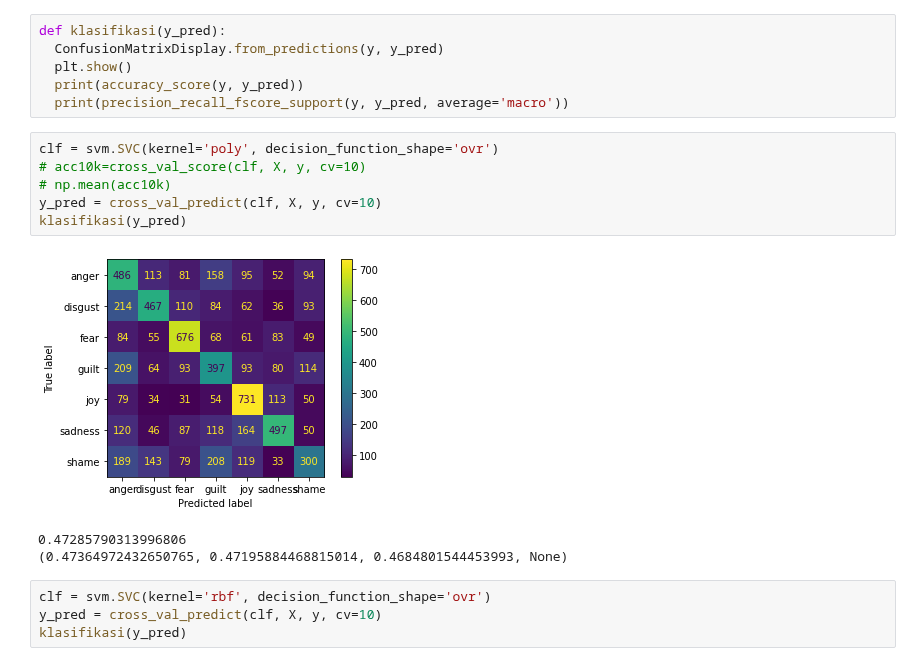
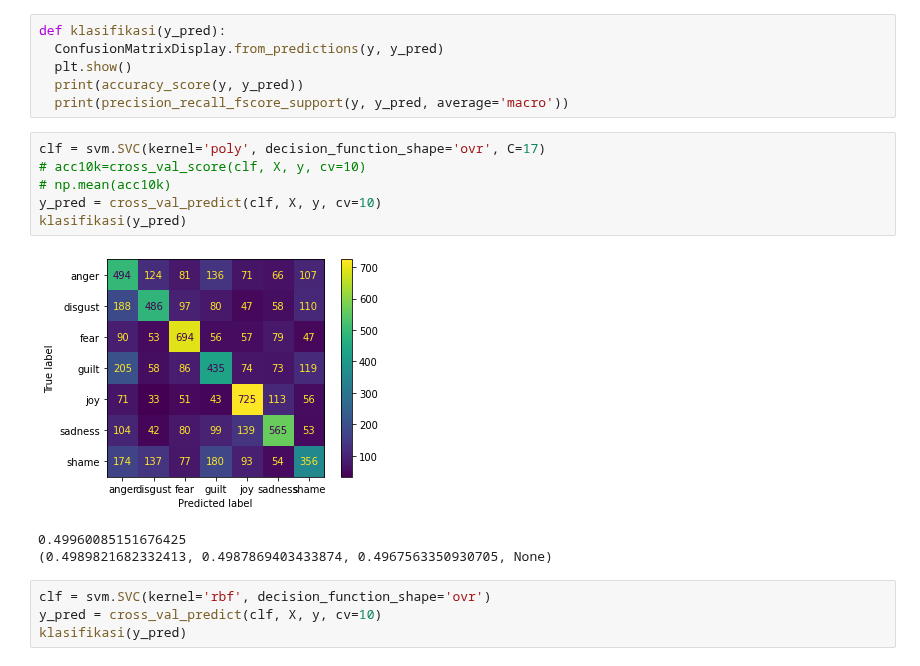
Before and after one commit to alfinmaulani/skripsi, a Jupyter notebook: 3.2pretrained_ekstraksi_dan_klasifikasi.ipynb, the cells around one changed output. Drawn from its saved outputs; the diff is of its cells as text.

```diff
--- a/3.2pretrained_ekstraksi_dan_klasifikasi.ipynb
+++ b/3.2pretrained_ekstraksi_dan_klasifikasi.ipynb
@@ -278,15 +280,15 @@ def klasifikasi(y_pred):
   print(accuracy_score(y, y_pred))
   print(precision_recall_fscore_support(y, y_pred, average='macro'))
 # %%
-clf = svm.SVC(kernel='poly', decision_function_shape='ovr')
+clf = svm.SVC(kernel='poly', decision_function_shape='ovr', C=17)
 # acc10k=cross_val_score(clf, X, y, cv=10)
 # np.mean(acc10k)
 y_pred = cross_val_predict(clf, X, y, cv=10)
 klasifikasi(y_pred)
 # %% [output]
-[figure, old version]
+[figure, new version]
-0.47285790313996806
-(0.47364972432650765, 0.47195884468815014, 0.4684801544453993, None)
+0.49960085151676425
+(0.4989821682332413, 0.4987869403433874, 0.4967563350930705, None)
 # %%
 clf = svm.SVC(kernel='rbf', decision_function_shape='ovr')
 y_pred = cross_val_predict(clf, X, y, cv=10)
```
Also changed, not shown: parts of 8 cells of this notebook.
